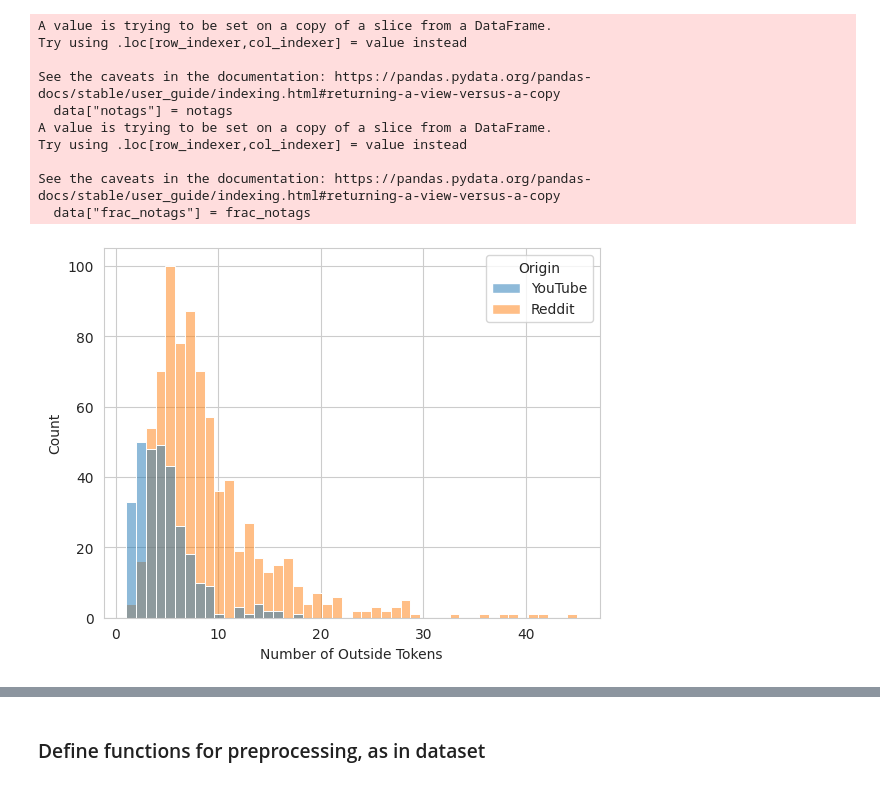
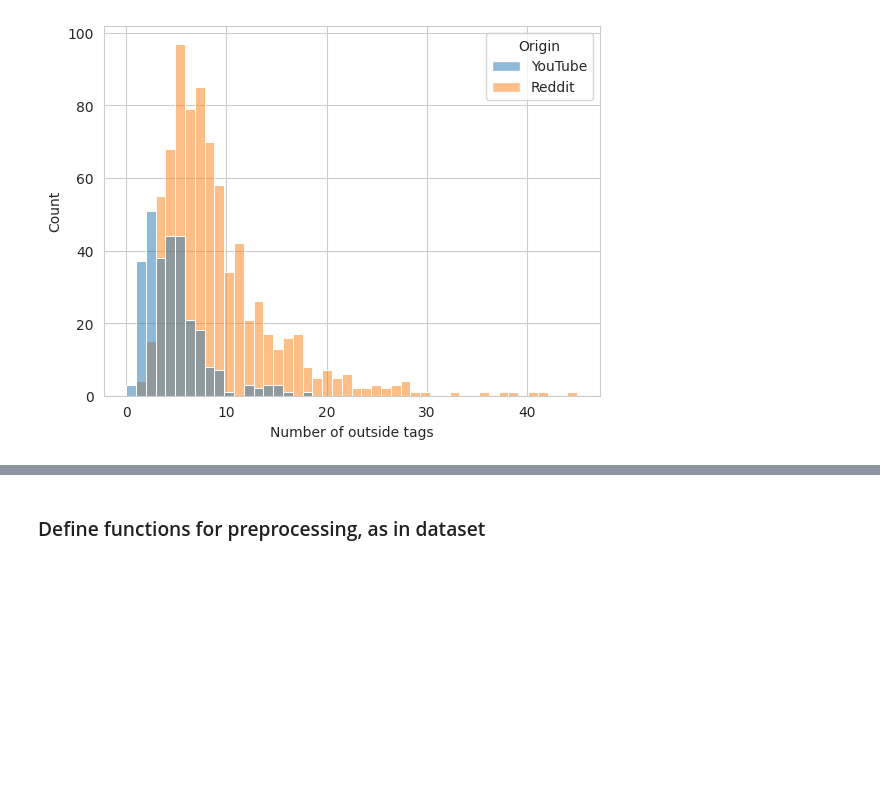
Before and after one commit to progsi/YTUnCoverLLM, a Jupyter notebook: notebooks/data_synthesis.ipynb, the cells around one changed output, grey strips where cells are left out. Drawn from its saved outputs; the diff is of its cells as text; code cells hidden in the pictures; blank space fills up the shorter version.

```diff
--- a/notebooks/data_synthesis.ipynb
+++ b/notebooks/data_synthesis.ipynb
@@ -5,5 +5,5 @@ data = pd.read_parquet("../data/dataset/reddit+shsyt/data.parquet").drop_duplica
 
 data["has_WoA"] = data.IOB.apply(lambda x: "B-WoA" in x)
 data["has_Artist"] = data.IOB.apply(lambda x: "B-Artist" in x)
-data = data[data.has_WoA | data.has_Artist]
-data = data[data.IOB.apply(lambda x: "O" in x)]
+data_template = data[data.has_WoA | data.has_Artist]
+data_template = data_template[data_template.IOB.apply(lambda x: "O" in x)]
@@ -10,26 +53,10 @@ data = data[data.IOB.apply(lambda x: "O" in x)]
 # %%
 import seaborn as sns
 import matplotlib.pyplot as plt
 
-notags = data.IOB.apply(lambda x: len([t for t in x if t == "O"]))
-frac_notags = notags / data.IOB.apply(len)
-data["notags"] = notags
-data["frac_notags"] = frac_notags
-
-sns.histplot(data, x=data.notags, hue=data.Origin)
-sns.set_style("whitegrid")
-plt.xlabel("Number of Outside Tokens")
-plt.savefig("../figures/hist_outside_tokens.pdf")
+sns.histplot(data_template, x="nO_tags", hue="Origin")
+plt.xlabel("Number of outside tags")
+plt.savefig("../figures/hist_outside_tokens_templates.pdf")
 plt.show()
 # %% [output]
-A value is trying to be set on a copy of a slice from a DataFrame.
-Try using .loc[row_indexer,col_indexer] = value instead
-
-See the caveats in the documentation: https://pandas.pydata.org/pandas-docs/stable/user_guide/indexing.html#returning-a-view-versus-a-copy
-  data["notags"] = notags
-A value is trying to be set on a copy of a slice from a DataFrame.
-Try using .loc[row_indexer,col_indexer] = value instead
-
-See the caveats in the documentation: https://pandas.pydata.org/pandas-docs/stable/user_guide/indexing.html#returning-a-view-versus-a-copy
-  data["frac_notags"] = frac_notags
-[figure, old version]
+[figure, new version]
```
Also changed, not shown: parts of 9 cells of this notebook, 11 other files.
